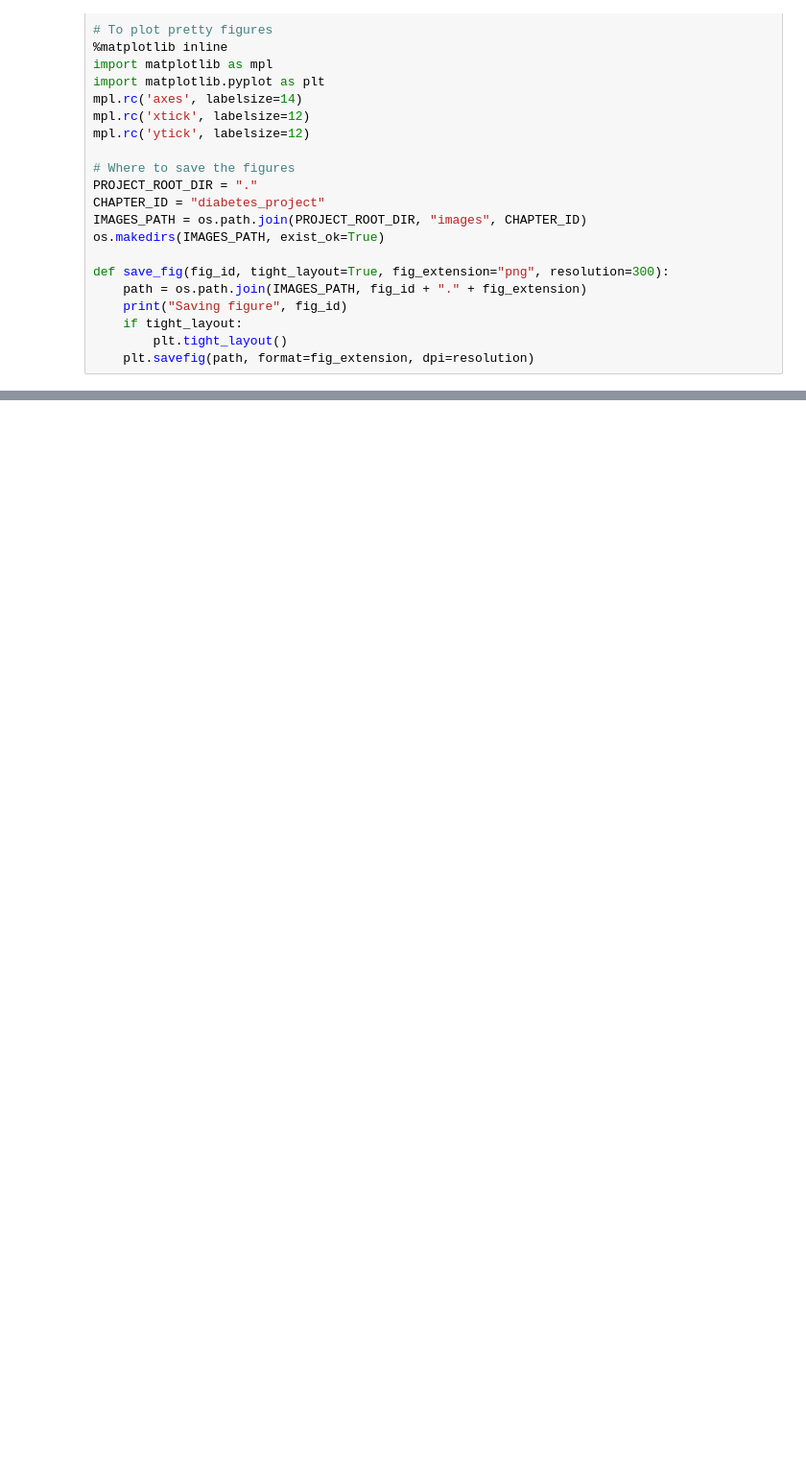
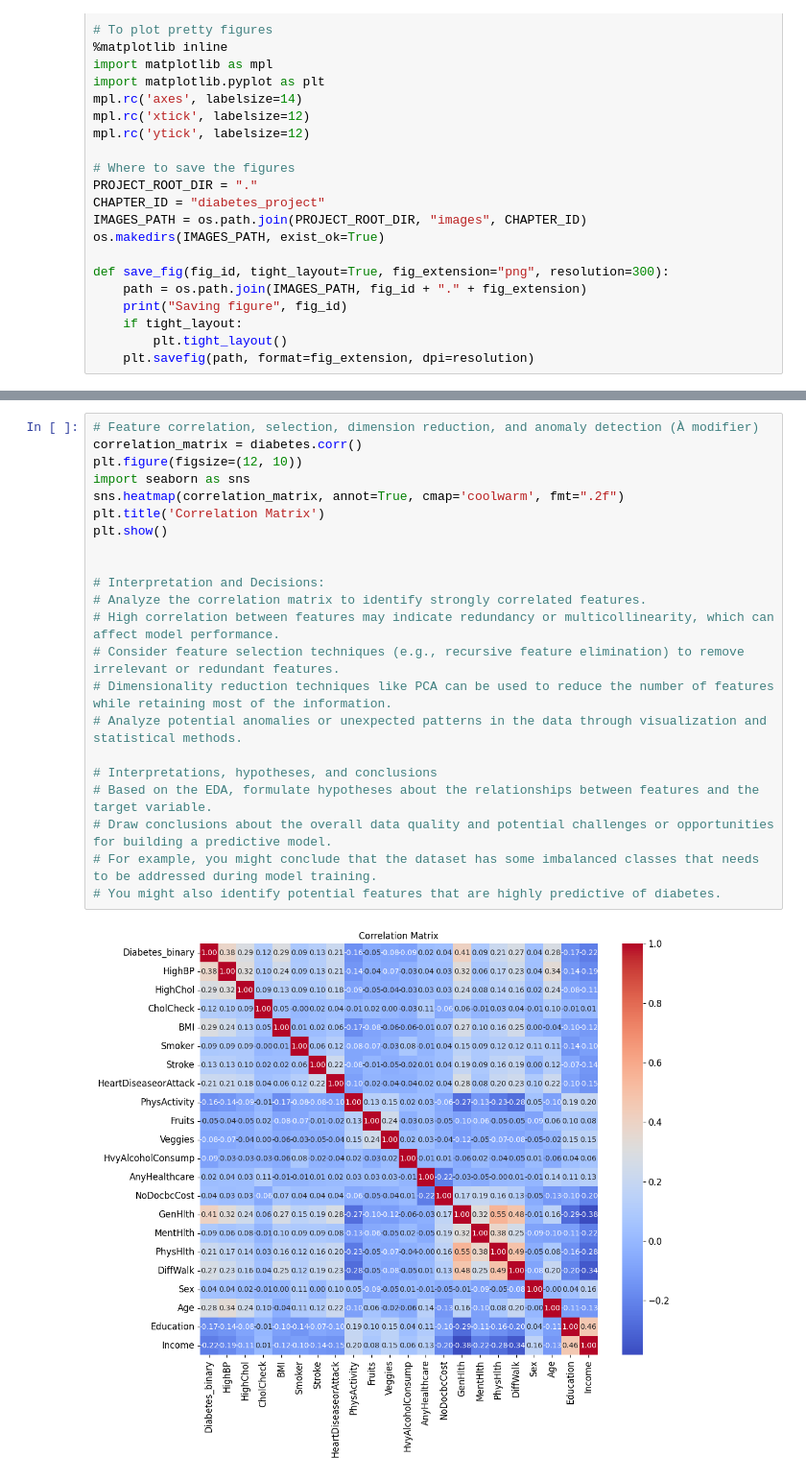
Before and after one commit to k23mhadh/DIABETES_ML_PROJECT, a Jupyter notebook: diabetes_classification.ipynb, the cells around one changed output, grey strips where cells are left out. Shown at 96% size. Saved outputs shown, nothing was run; the diff lists cells and outputs as text; blank space fills up the shorter version.

```diff
--- a/diabetes_classification.ipynb
+++ b/diabetes_classification.ipynb
@@ -116,0 +197,24 @@ Saving figure attribute_histogram_plots
+# %%
+# Feature correlation, selection, dimension reduction, and anomaly detection (À modifier)
+correlation_matrix = diabetes.corr()
+plt.figure(figsize=(12, 10))
+import seaborn as sns
+sns.heatmap(correlation_matrix, annot=True, cmap='coolwarm', fmt=".2f")
+plt.title('Correlation Matrix')
+plt.show()
+
+
+# Interpretation and Decisions:
+# Analyze the correlation matrix to identify strongly correlated features.
+# High correlation between features may indicate redundancy or multicollinearity, which can affect model performance.
+# Consider feature selection techniques (e.g., recursive feature elimination) to remove irrelevant or redundant features.
+# Dimensionality reduction techniques like PCA can be used to reduce the number of features while retaining most of the information.
+# Analyze potential anomalies or unexpected patterns in the data through visualization and statistical methods.
+
+# Interpretations, hypotheses, and conclusions
+# Based on the EDA, formulate hypotheses about the relationships between features and the target variable.
+# Draw conclusions about the overall data quality and potential challenges or opportunities for building a predictive model.
+# For example, you might conclude that the dataset has some imbalanced classes that needs to be addressed during model training.
+# You might also identify potential features that are highly predictive of diabetes.
+# %% [output]
+[figure, added]
```
Also changed, not shown: parts of 21 cells of this notebook.
